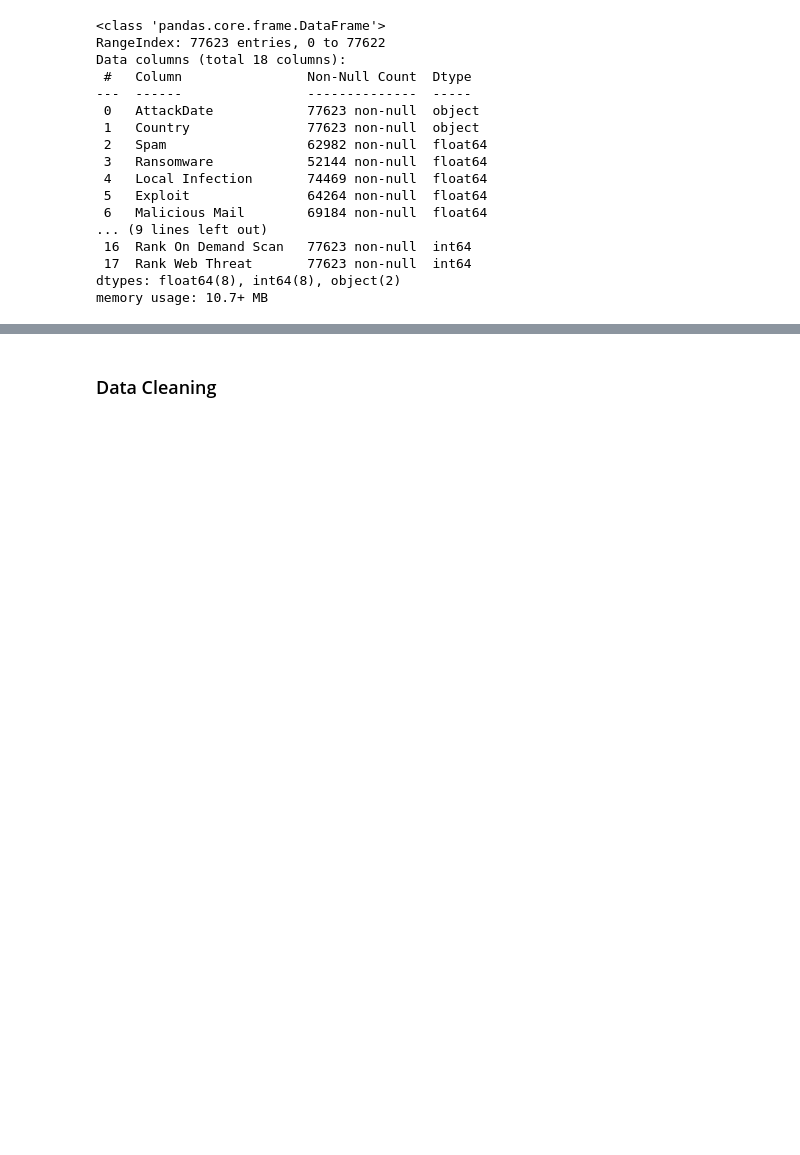
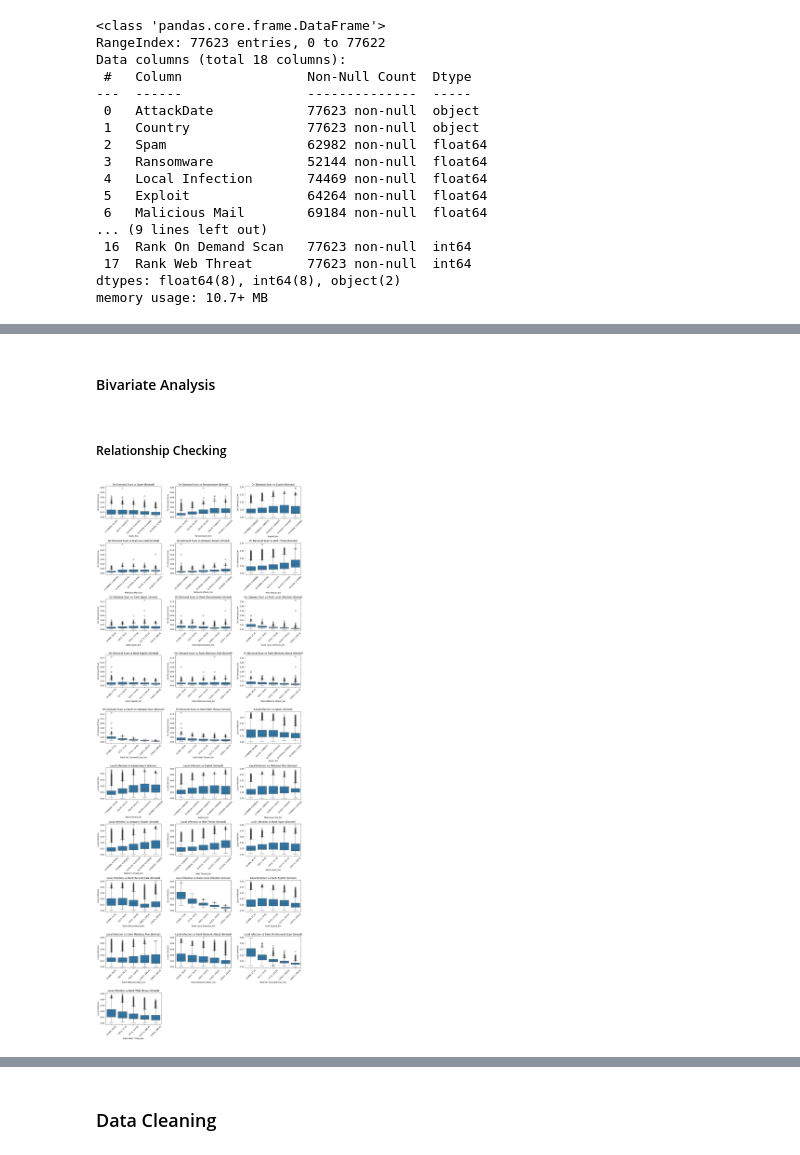
Before and after one commit to theobringino/ds-ai-ml-projects, a Jupyter notebook: projects/global_cyber_threat_landscape/global_cyber_threat_landscape_lr.ipynb, the cells around one changed output, grey strips where cells are left out. Saved outputs shown, nothing was run; the diff lists cells and outputs as text; code cells hidden in the pictures; blank space fills up the shorter version.

```diff
--- a/projects/global_cyber_threat_landscape/global_cyber_threat_landscape_lr.ipynb
+++ b/projects/global_cyber_threat_landscape/global_cyber_threat_landscape_lr.ipynb
@@ -244,0 +296,50 @@ memory usage: 10.7+ MB
+# %% [markdown]
+#### Bivariate Analysis
+# %% [markdown]
+##### Relationship Checking
+# %%
+# Check non-linear relationships vs the two target variables
+df_binned = df.copy()
+exclusion_list = ['AttackDate', 'Country']
+excluded_columns = ['On Demand Scan', 'Local Infection'] + exclusion_list
+features = [x for x in df_binned if x not in excluded_columns]
+target_vars =  list(set(excluded_columns) - set(exclusion_list))
+
+for x in features:
+    try:
+        df_binned[x + "_bin"] = pd.qcut(df_binned[x], q=5, duplicates="drop")
+    except (ValueError, KeyError) as e:
+        print(f"Skipping column '{x}' due to an error: {e}")
+        continue
+
+n_plots = len(target_vars) * len(features)
+ncols = 3
+nrows = int(np.ceil(n_plots / ncols))
+
+fig, axes = plt.subplots(nrows=nrows, ncols=ncols, figsize=(15, nrows * 4))
+axes = axes.flatten()
+
+plot_idx = 0
+for target in target_vars:
+    for x in features:
+        if plot_idx < len(axes):
+            sns.boxplot(
+                x=df_binned[x + "_bin"],
+                y=df_binned[target],
+                ax=axes[plot_idx]
+            )
+            axes[plot_idx].set_title(f"{target} vs {x} (binned)")
+            axes[plot_idx].tick_params(axis='x', rotation=45)
+            plot_idx += 1
+        else:
+            break
+    if plot_idx >= len(axes):
+        break
+
+for j in range(plot_idx, len(axes)):
+    fig.delaxes(axes[j])
+
+plt.tight_layout()
+plt.show()
+# %% [output]
+[figure, added]
```
Also changed, not shown: parts of 16 cells of this notebook.
